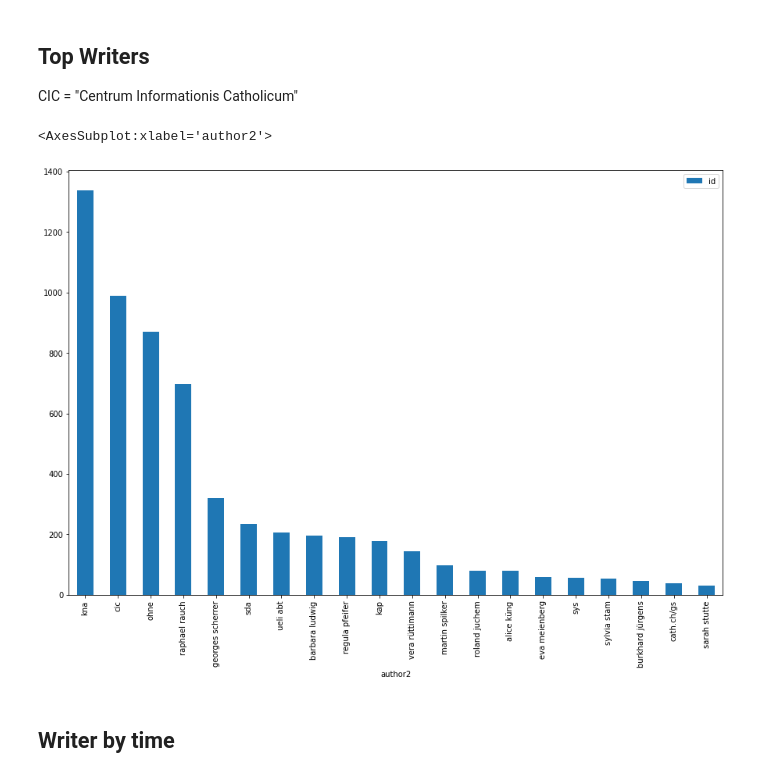
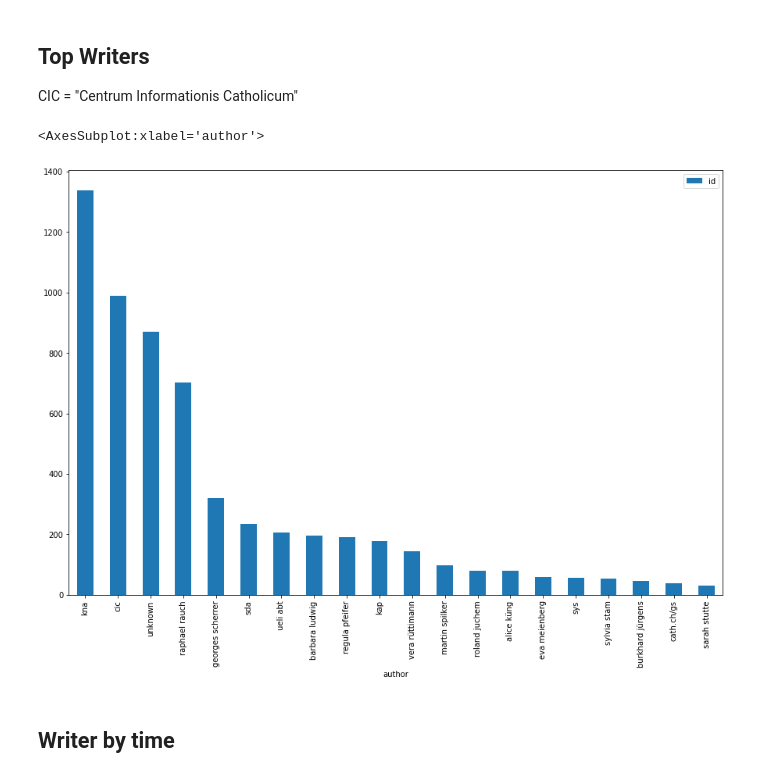
Before and after one commit to simonhuwiler/kathch, a Jupyter notebook: src/3_analyse.ipynb, the cells around one changed output. Saved outputs shown, nothing was run; the diff lists cells and outputs as text; code cells hidden in the pictures.

```diff
--- a/src/3_analyse.ipynb
+++ b/src/3_analyse.ipynb
@@ -53,27 +55,31 @@ gr['avg'].plot()
 CIC = "Centrum Informationis Catholicum"
 # %%
 # Translate Kürzel
-
 def abb2name(x):
     if x == 'bal': return 'Barbara Ludwig'
     if x == 'gs': return "Georges Scherrer"
     if x == "ms": return "Martin Spilker"
     if x == "rp": return "Regula Pfeifer"
     if x == "uab": return "Ueli Abt"
+    if x == "rr": return "Raphael Rauch"
+    if x == "bfl": return "Barbara Fleischman"
+    if x == "nf": return "Natalie Fritz"
+    if x == "mma": return "Monika Marti"
+    if x == "bm": return "Beatrice Mock"
     return x
 # %%
 df_data = df.copy()
 
-df_data['author2'] = df_data['author'].apply(abb2name)
+df_data['author'] = df_data['author'].apply(abb2name)
 
-df_data['author2'] = df_data['author2'].fillna('ohne')
+df_data['author'] = df_data['author'].fillna('unknown')
 
-gr = df_data.groupby(df_data.author2.str.lower()).agg({'id': 'count'}).sort_values('id', ascending=False)
+gr = df_data.groupby(df_data.author.str.lower()).agg({'id': 'count'}).sort_values('id', ascending=False)
 gr = gr[gr['id'] >= 30]
 gr.plot.bar()
 # %% [output]
-<AxesSubplot:xlabel='author2'>
+<AxesSubplot:xlabel='author'>
-[figure, old version]
+[figure, new version]
 # %% [markdown]
 ## Writer by time
 # %%
```
Also changed, not shown: parts of 34 cells of this notebook, 6 other files.
